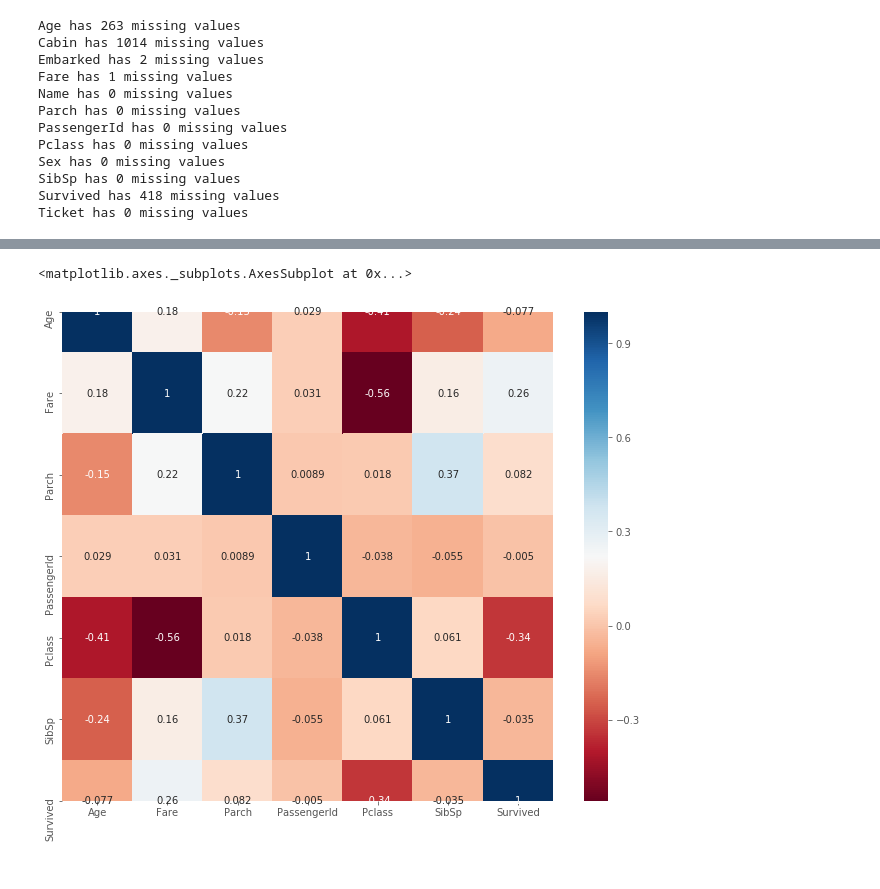
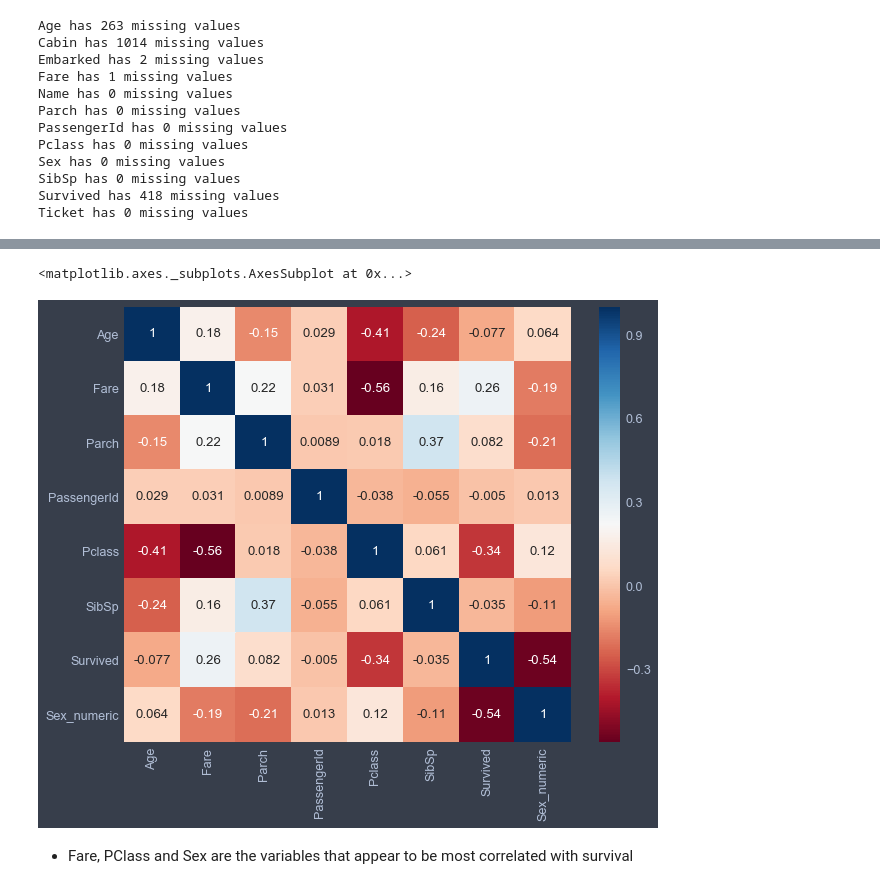
Before and after one commit to RHReynolds/Kaggling, a Jupyter notebook: titanic/workflow/titanic.ipynb, the cells around one changed output, grey strips where cells are left out. Drawn from its saved outputs; the diff is of its cells as text; code cells hidden in the pictures.

```diff
--- a/titanic/workflow/titanic.ipynb
+++ b/titanic/workflow/titanic.ipynb
@@ -121,0 +174,6 @@ Ticket has 0 missing values
+# %%
+# Convert sex to integer
+data["Sex_numeric"] = LabelEncoder().fit_transform(data["Sex"])
+
+# Check conversion
+data.loc[:,['Sex','Sex_numeric']].head()
@@ -122,8 +187,10 @@ Ticket has 0 missing values
 # %%
-plt.figure(figsize=(11, 9))
+plt.figure(figsize=(10,8))
 sns.heatmap(data.corr("pearson"),
             cmap = "RdBu",
             annot = True)
 # %% [output]
 <matplotlib.axes._subplots.AxesSubplot at 0x...>
-[figure, old version]
+[figure, new version]
+# %% [markdown]
+- Fare, PClass and Sex are the variables that appear to be most correlated with survival
```
Also changed, not shown: parts of 18 cells of this notebook.
